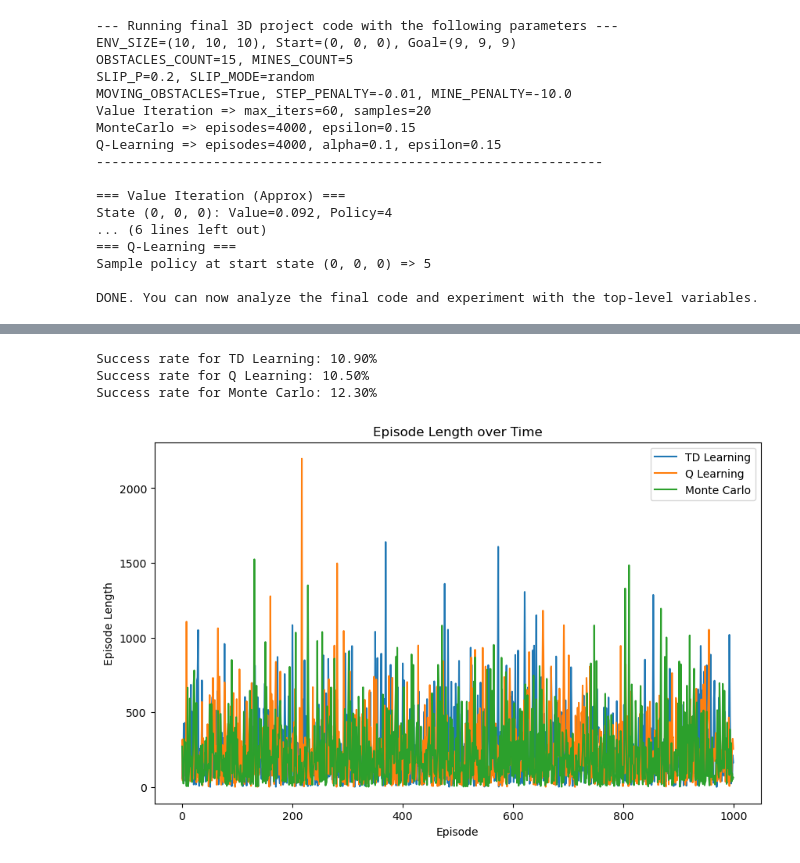
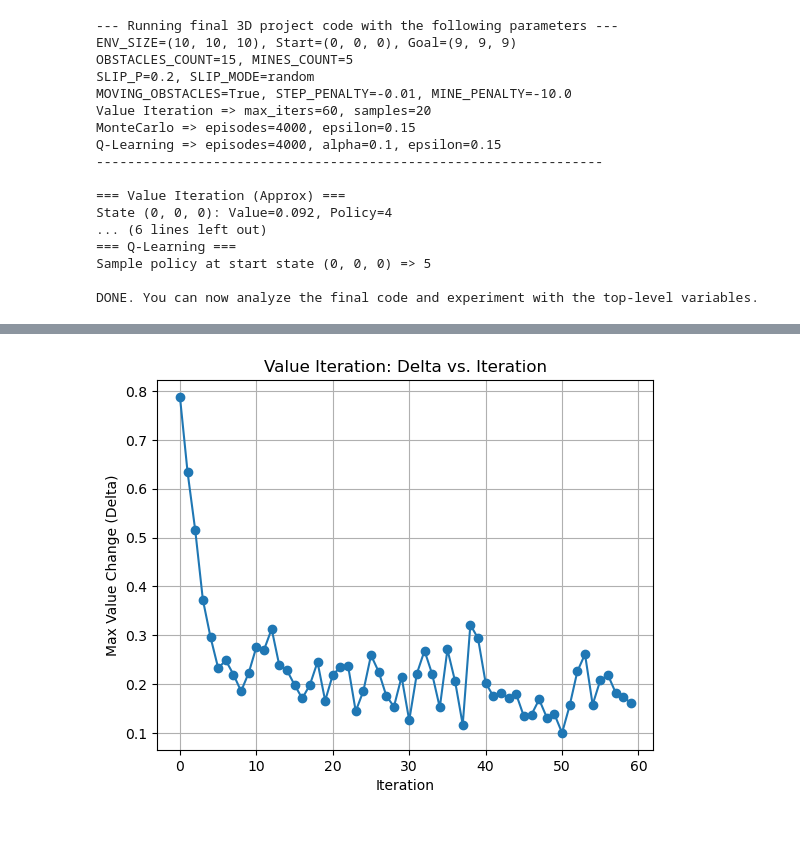
Before and after one commit to beachu23/COGS188_Final, a Jupyter notebook: final_code.ipynb, the cells around one changed output, grey strips where cells are left out. Drawn from its saved outputs; the diff is of its cells as text; code cells hidden in the pictures; blank space fills up the shorter version.

```diff
--- a/final_code.ipynb
+++ b/final_code.ipynb
@@ -251,12 +231,6 @@ class Fancy3DGridEnv:
 #                          HELPER FOR VALUE ITERATION
 ###############################################################################
 def simulate_step_once(env, s, a):
-    """
-    simulate_step_once
-    ------------------
-    This function replicates a single step without changing the real environment's
-    time or obstacles. It's used for approximate Value Iteration to sample transitions.
-    """
     (x,y,z) = s
     if a == 0:
         nx, ny, nz = x+1, y, z
@@ -487,23 +429,6 @@ def q_learning_3d(env, alpha=QL_ALPHA, gamma=GAMMA, epsilon=QL_EPSILON, episodes
 #                               MAIN SIMULATION
 ###############################################################################
 if __name__ == "__main__":
-    """
-    SIMULATION:
-    -----------
-    When you run this script, it will:
-
-    1) Create a 3D environment with your project-specific variables set at
-       the top of this file (ENV_SIZE, OBSTACLES_COUNT, MINES_COUNT, etc.)
-    2) Perform Value Iteration (approx) and print sample results
-    3) Perform Monte Carlo Control for MC_EPISODES episodes, then print
-       a sample policy action at start state
-    4) Perform Q-Learning for QL_EPISODES episodes, then also print a sample
-       policy action at start state
-
-    This demonstrates the final code for your project.
-    Modify the "VARIABLES FOR EXPERIMENTATION" section
-    to see how performance or behavior changes.
-    """
     x_sz, y_sz, z_sz = ENV_SIZE
     env_3d = Fancy3DGridEnv(
         x_size=x_sz,
@@ -652,36 +505,17 @@ plt.show()
-# %%
-def compute_success_rate(csv_file, algorithm_filter=None):
-    df = pd.read_csv(csv_file)
-    if algorithm_filter:
-        df = df[df["algorithm"] == algorithm_filter]
-    final_steps = df[df["done"] == True].groupby("episode").last()
-    successes = final_steps[final_steps["reward"] > 0].shape[0]
-    total = final_steps.shape[0]
-    return successes / total if total > 0 else 0
-
-for alg in algorithms:
-    success_rate = compute_success_rate("simulation_data.csv", algorithm_filter=alg)
-    print(f"Success rate for {alg}: {success_rate*100:.2f}%")
-# %% [output]
-Success rate for TD Learning: 10.90%
-Success rate for Q Learning: 10.50%
-Success rate for Monte Carlo: 12.30%
-# %%
-def load_episode_lengths(csv_file, algorithm_filter=None):
-    df = pd.read_csv(csv_file)
-    if algorithm_filter:
-        df = df[df["algorithm"] == algorithm_filter]
-    lengths = df.groupby("episode")["time_step"].max() + 1
-    return lengths
-
-plt.figure(figsize=(10,6))
-for alg in algorithms:
-    lengths = load_episode_lengths("simulation_data.csv", algorithm_filter=alg)
-    plt.plot(lengths.index, lengths.values, label=alg)
-plt.xlabel("Episode")
-plt.ylabel("Episode Length")
-plt.title("Episode Length over Time")
-plt.legend()
-plt.show()
-# %% [output]
-[figure, removed]
+# %%
+V_3d, pi_3d, delta_trace = value_iteration_3d_trace(
+    env_3d,
+    gamma=GAMMA,
+    theta=THETA,
+    max_iters=MAX_ITERS_VALUE_ITER,
+    samples=SAMPLES_VALUE_ITER
+)
+plt.figure()
+plt.plot(delta_trace, marker='o')
+plt.title("Value Iteration: Delta vs. Iteration")
+plt.xlabel("Iteration")
+plt.ylabel("Max Value Change (Delta)")
+plt.grid(True)
+plt.show()
+# %% [output]
+[figure, added]
```
Also changed, not shown: parts of 13 cells of this notebook, 9 other files.
